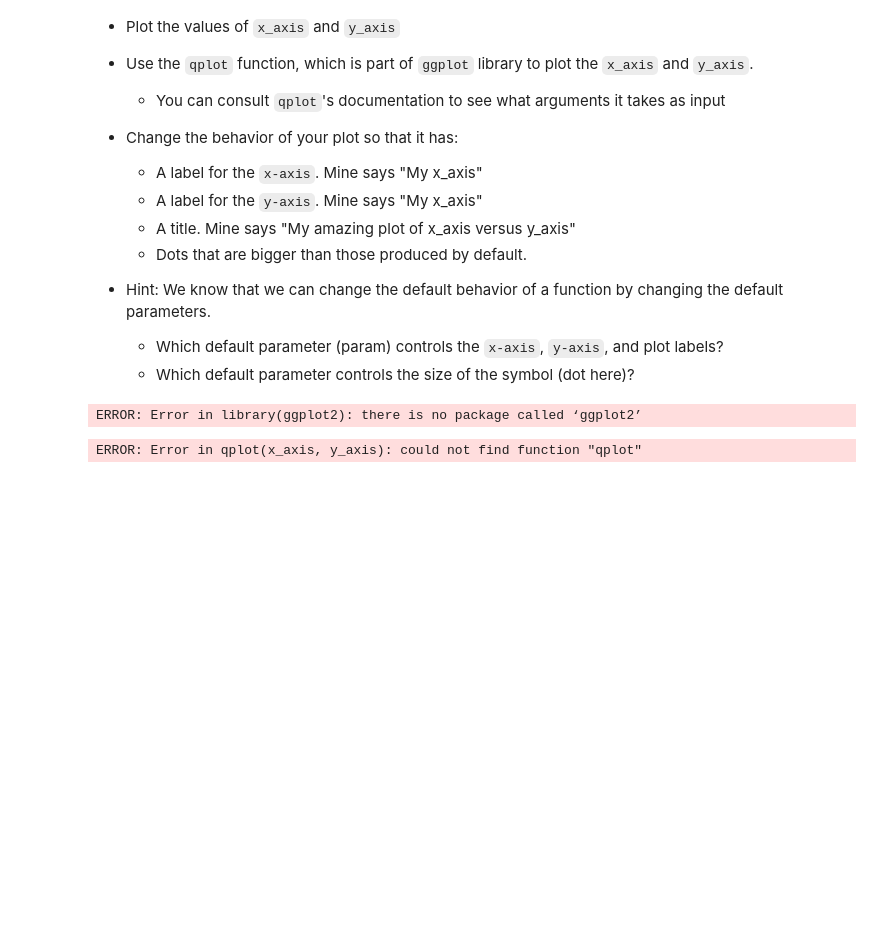
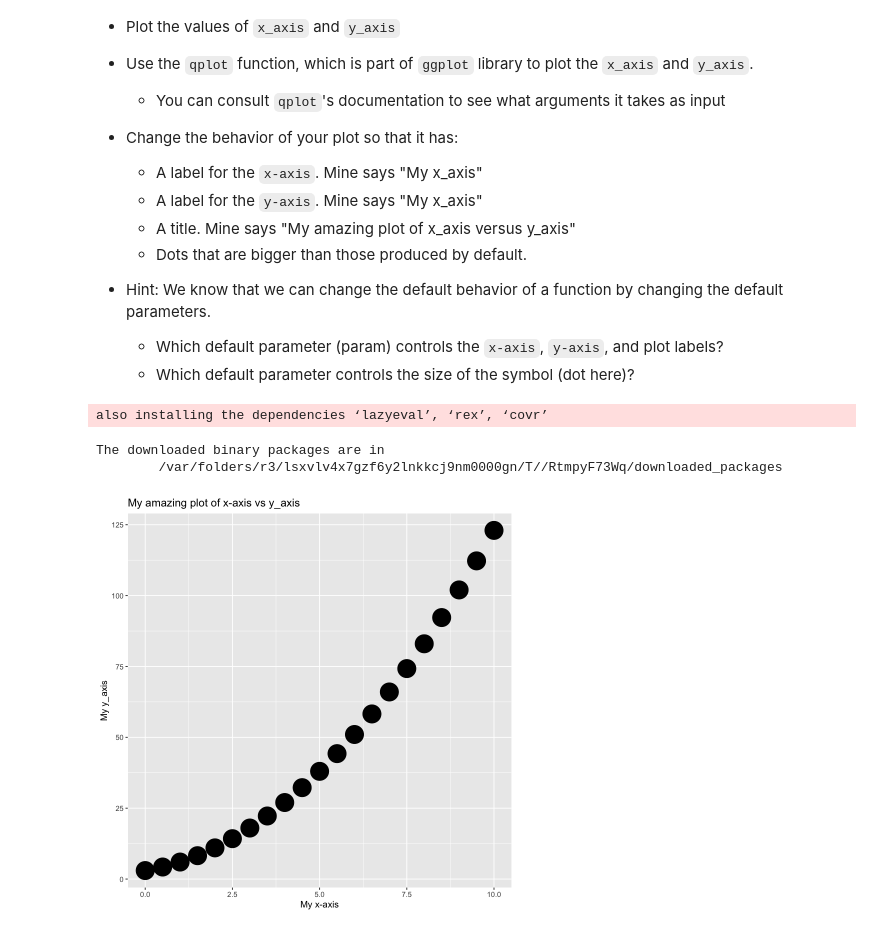
Before and after one commit to jademari/OCN682, a Jupyter notebook: Pracitcal_1.ipynb, the cells around one changed output. Cells and saved outputs as stored; diff of their text form; code cells hidden in the pictures; blank space fills up the shorter version.

```diff
--- a/Pracitcal_1.ipynb
+++ b/Pracitcal_1.ipynb
@@ -156,10 +162,15 @@ y_axis
   * Which default parameter controls the size of the symbol (dot here)?
 # %%
 # Write you code in this cell
+#install.packages("ggplot2")
+install.packages("farver", dependencies=T)
 library(ggplot2)
 # %% [output]
-ERROR: Error in library(ggplot2): there is no package called ‘ggplot2’
+also installing the dependencies ‘lazyeval’, ‘rex’, ‘covr’
+The downloaded binary packages are in
+        /var/folders/r3/lsxvlv4x7gzf6y2lnkkcj9nm0000gn/T//RtmpyF73Wq/downloaded_packages
 # %%
-qplot(x_axis,y_axis)
+qplot(x_axis, y_axis, size=I(10), main = "My amazing plot of x-axis vs y_axis", xlab = "My x-axis",
+  ylab = "My y_axis")
 # %% [output]
-ERROR: Error in qplot(x_axis, y_axis): could not find function "qplot"
+[figure, added]
```
Also changed, not shown: parts of 1 cell of this notebook.
